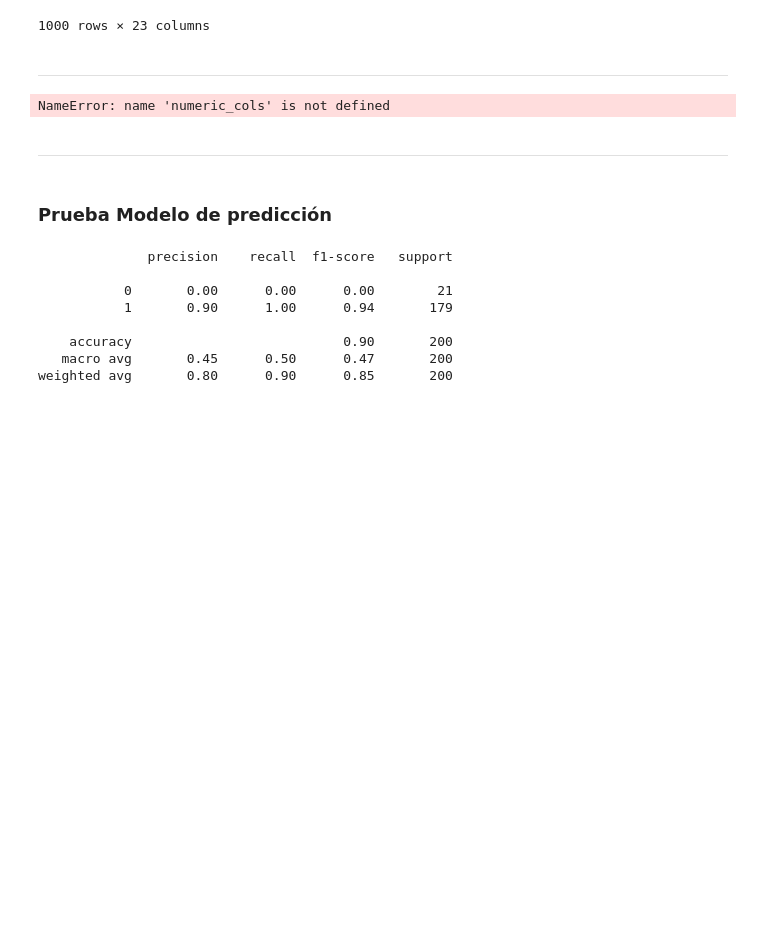
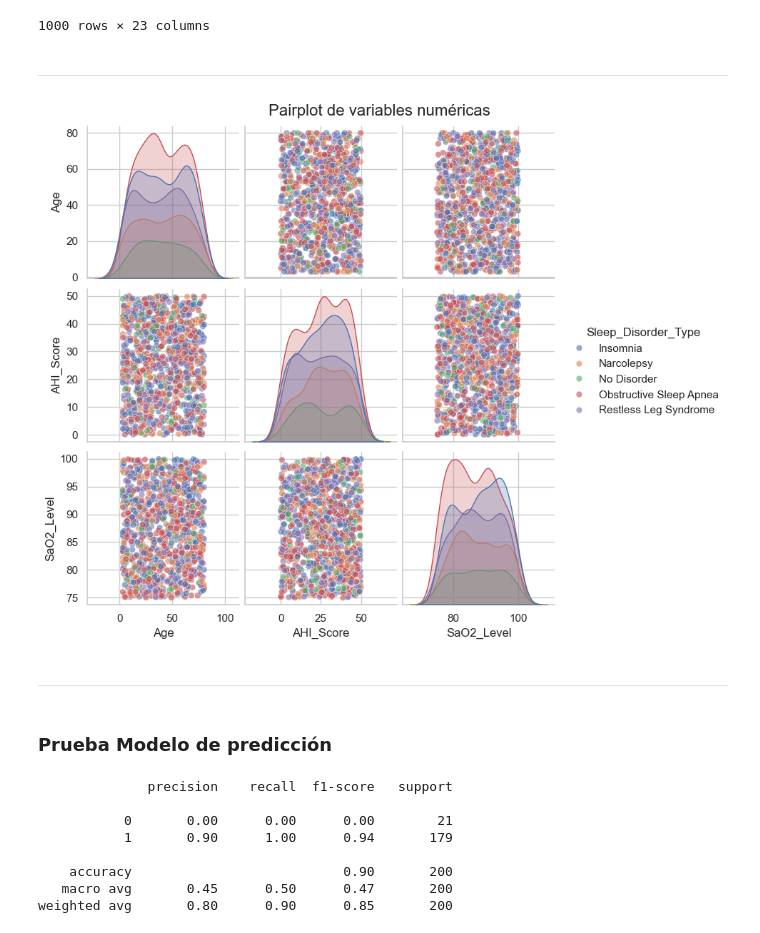
Before and after one commit to NaiSaratxaga/ML_sleep_lifestyle_predictor, a Jupyter notebook: notebooks/02_LimpiezaEDA.ipynb, the cells around one changed output. Cells and saved outputs as stored; diff of their text form; code cells hidden in the pictures; blank space fills up the shorter version.

```diff
--- a/notebooks/02_LimpiezaEDA.ipynb
+++ b/notebooks/02_LimpiezaEDA.ipynb
@@ -538,11 +538,11 @@ df_final
 ---
 # %%
 # Crear un nuevo pairplot con variables numéricas seleccionadas
-sns.pairplot(df[list(numeric_cols) + ['Sleep_Disorder_Type']], diag_kind='kde', hue='Sleep_Disorder_Type', plot_kws={'alpha': 0.6, 's': 40})
+sns.pairplot(df[list(num_cols) + ['Sleep_Disorder_Type']], diag_kind='kde', hue='Sleep_Disorder_Type', plot_kws={'alpha': 0.6, 's': 40})
 plt.suptitle('Pairplot de variables numéricas', y=1.02, fontsize=16)
 plt.show()
 # %% [output]
-NameError: name 'numeric_cols' is not defined
+[figure, added]
 # %% [markdown]
 ---
 # %% [markdown]
```
